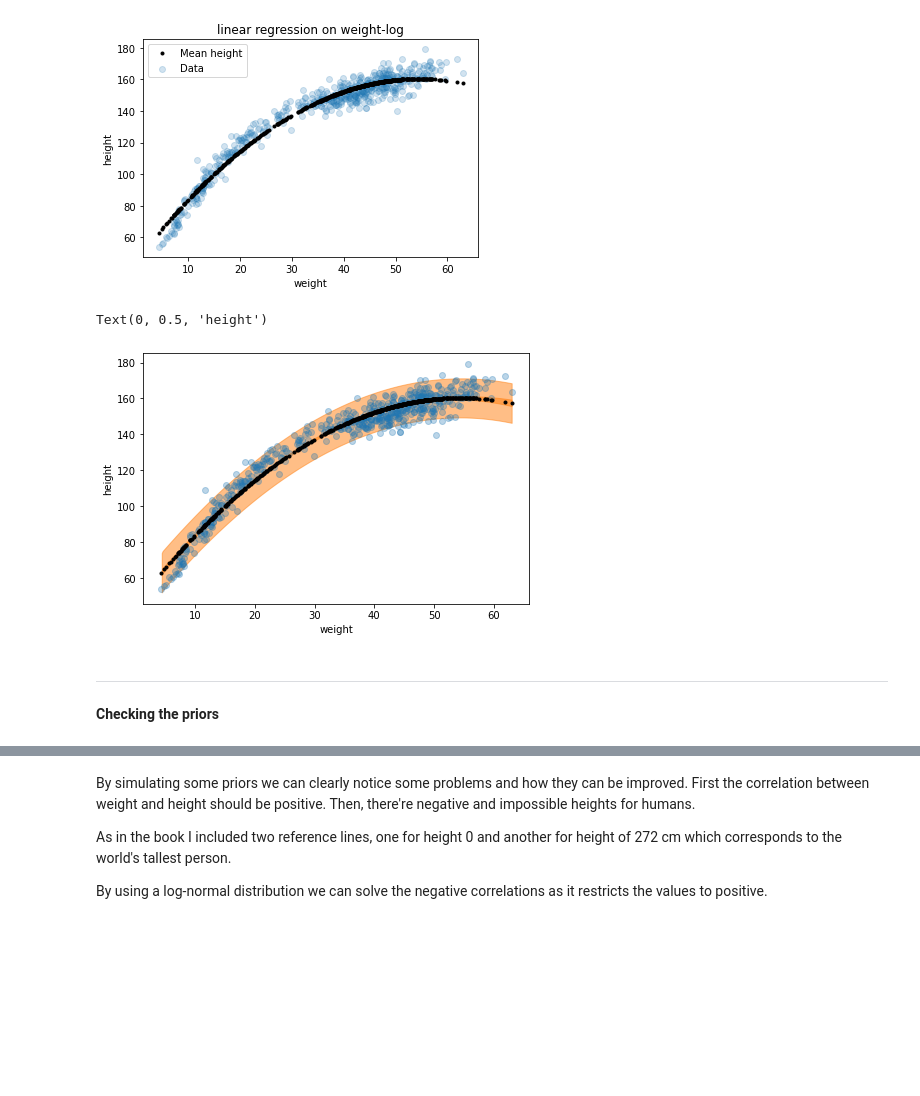
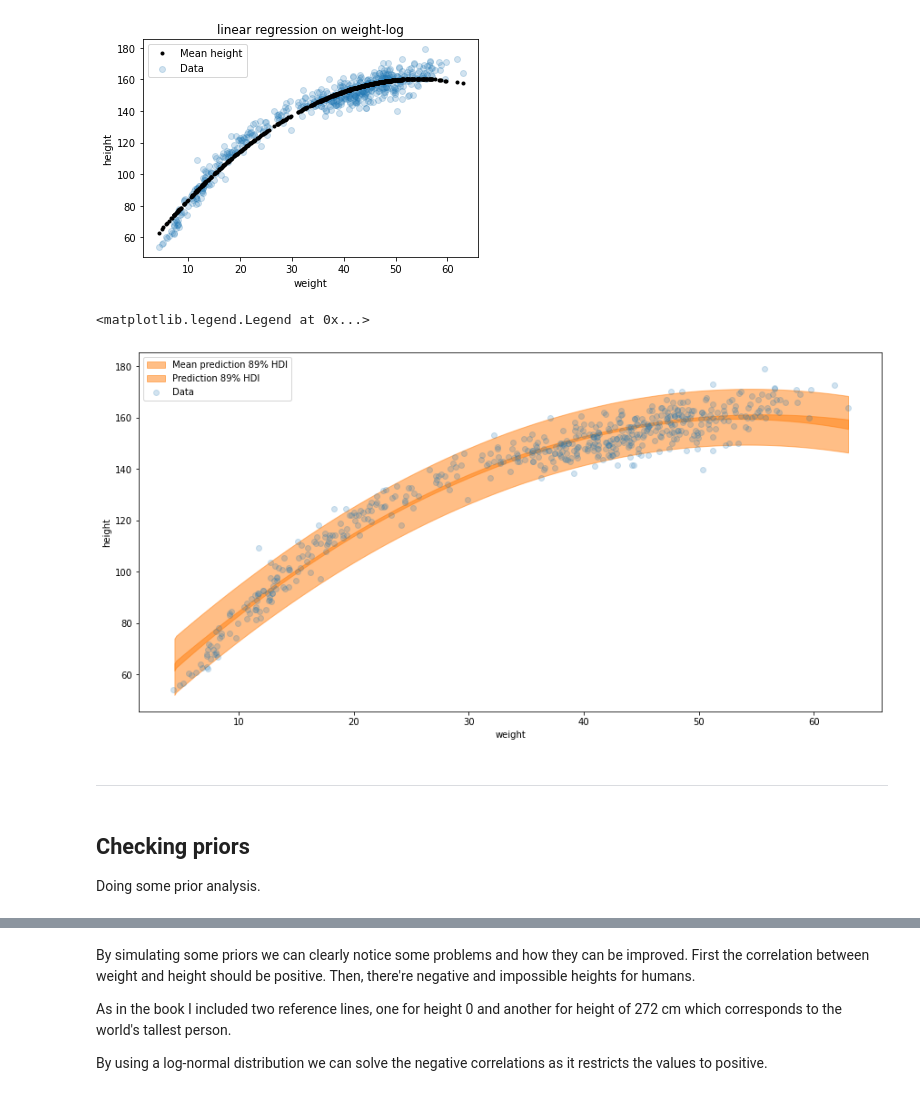
Before and after one commit to elisiojsj/Data-Science, a Jupyter notebook: homeworks_statistical_rethinking/homework_week2.ipynb, the cells around one changed output, grey strips where cells are left out. Saved outputs shown, nothing was run; the diff lists cells and outputs as text; code cells hidden in the pictures; blank space fills up the shorter version.

Commit message:
summary and labels added

```diff
--- a/homeworks_statistical_rethinking/homework_week2.ipynb
+++ b/homeworks_statistical_rethinking/homework_week2.ipynb
@@ -18,7 +18,7 @@ The reference dataset is the [Kalahari !Kung San people](https://www.tensorflow.
 # %% [markdown]
 Loading the !Kung dataset
 # %%
-df = pd.read_csv("../Data/Howell1.csv", sep=";")
+df = pd.read_csv("../data/Howell1.csv", sep=";")
 df.head()
 # %% [output]
 |  | height | weight | age | male |
@@ -188,19 +195,21 @@ Text(0, 0.5, 'height')
 with m_3:
     height_pred = pm.sample_posterior_predictive(trace=m3_trace, vars=[height], size=200)
 # %%
-ax = az.plot_hdi(df.weight, mu_pred, hdi_prob=0.89)
-az.plot_hdi(df.weight, height_pred['height'], ax=ax)
-plt.scatter(df.weight, df.height, alpha=0.3)
-plt.plot(df.weight, mu_mean, '.', color='black')
+ax = az.plot_hdi(df.weight, mu_pred, hdi_prob=0.89, fill_kwargs={"label": "Mean prediction 89% HDI"}, figsize=(12,6))
+az.plot_hdi(df.weight, height_pred['height'], ax=ax, fill_kwargs={"label": "Prediction 89% HDI"}, figsize=(12,6))
+plt.scatter(df.weight, df.height, alpha=0.2, label="Data")
+#plt.plot(df.weight, mu_mean, '.', color='black')
 plt.xlabel('weight')
 plt.ylabel('height')
+plt.legend()
 # %% [output]
-Text(0, 0.5, 'height')
+<matplotlib.legend.Legend at 0x...>
-[figure, old version]
+[figure, new version]
 # %% [markdown]
 ---
 # %% [markdown]
-**Checking the priors**
+## Checking priors
+Doing some prior analysis.
 # %%
 N = 30
 a = stats.norm.rvs(150, 20, N)
```
Also changed, not shown: parts of 24 cells of this notebook.
